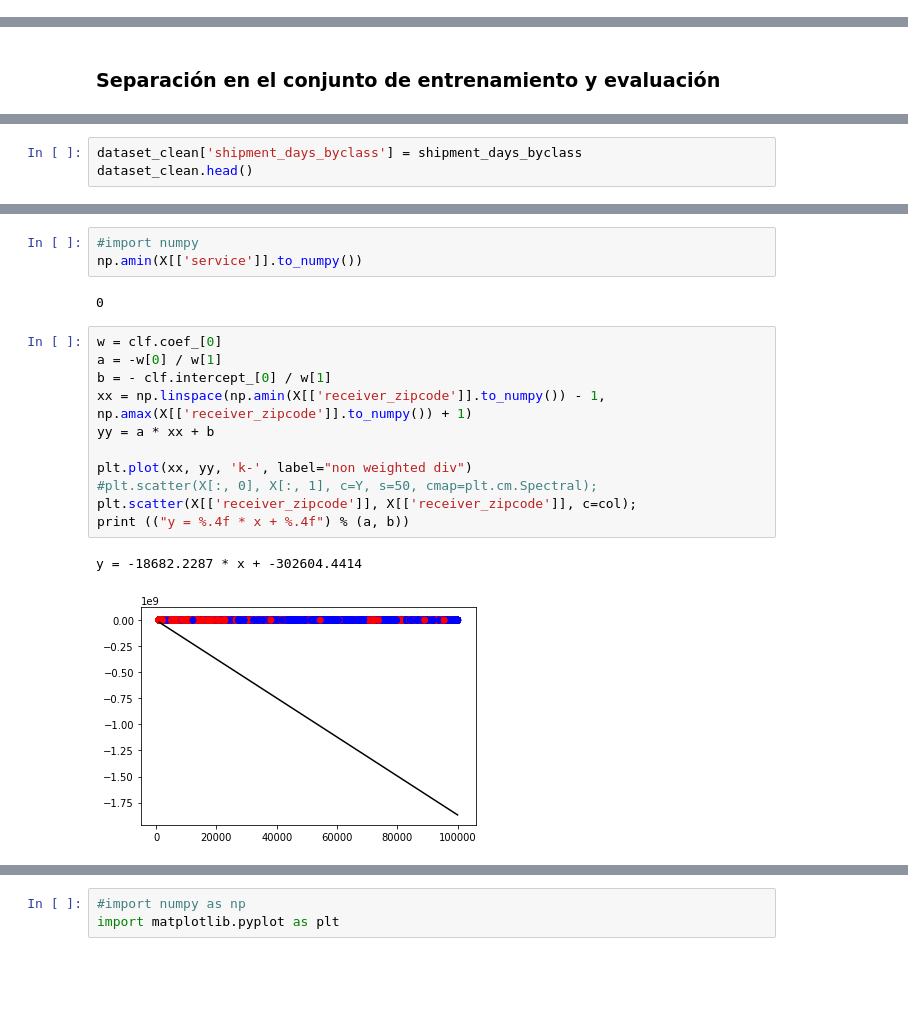
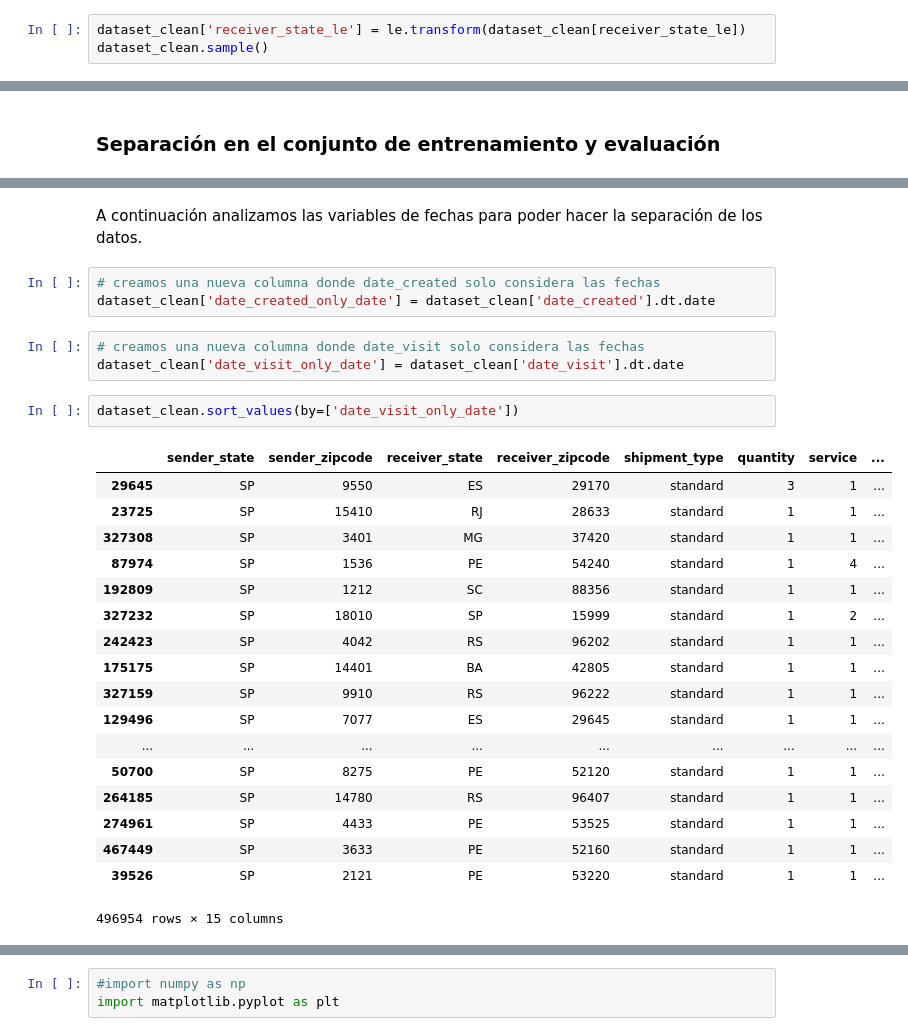
Before and after one commit to cnoeliachaves/diplodatos, a Jupyter notebook: mentoria/practico4.ipynb, the cells around one changed output, grey strips where cells are left out. Cells and saved outputs as stored; diff of their text form; blank space fills up the shorter version.

```diff
--- a/mentoria/practico4.ipynb
+++ b/mentoria/practico4.ipynb
@@ -267,0 +253,3 @@ Luego de haber limpiado nuestro dataset observamos que contamos con 496954 filas
+# %%
+dataset_clean['receiver_state_le'] = le.transform(dataset_clean[receiver_state_le])
+dataset_clean.sample()
@@ -288,3 +288,0 @@ for line,row in enumerate(shipment_days):
-# %%
-dataset_clean['shipment_days_byclass'] = shipment_days_byclass
-dataset_clean.head()
@@ -413,19 +289,29 @@ y = -18682.2287 * x + -302604.4414
-# %%
-#import numpy
-np.amin(X[['service']].to_numpy())
-# %% [output]
-0
-# %%
-w = clf.coef_[0]
-a = -w[0] / w[1]
-b = - clf.intercept_[0] / w[1]
-xx = np.linspace(np.amin(X[['receiver_zipcode']].to_numpy()) - 1, np.amax(X[['receiver_zipcode']].to_numpy()) + 1)
-yy = a * xx + b
-
-plt.plot(xx, yy, 'k-', label="non weighted div")
-#plt.scatter(X[:, 0], X[:, 1], c=Y, s=50, cmap=plt.cm.Spectral);
-plt.scatter(X[['receiver_zipcode']], X[['receiver_zipcode']], c=col);
-print (("y = %.4f * x + %.4f") % (a, b))
-# %% [output]
-y = -18682.2287 * x + -302604.4414
-[figure, removed]
+# %% [markdown]
+A continuación analizamos las variables de fechas para poder hacer la separación de los datos.
+# %%
+# creamos una nueva columna donde date_created solo considera las fechas
+dataset_clean['date_created_only_date'] = dataset_clean['date_created'].dt.date
+# %%
+# creamos una nueva columna donde date_visit solo considera las fechas
+dataset_clean['date_visit_only_date'] = dataset_clean['date_visit'].dt.date
+# %%
+dataset_clean.sort_values(by=['date_visit_only_date'])
+# %% [output]
+|  | sender_state | sender_zipcode | receiver_state | receiver_zipcode | shipment_type | quantity | service | ... |
+| 29645 | SP | 9550 | ES | 29170 | standard | 3 | 1 | ... |
+| 23725 | SP | 15410 | RJ | 28633 | standard | 1 | 1 | ... |
+| 327308 | SP | 3401 | MG | 37420 | standard | 1 | 1 | ... |
+| 87974 | SP | 1536 | PE | 54240 | standard | 1 | 4 | ... |
+| 192809 | SP | 1212 | SC | 88356 | standard | 1 | 1 | ... |
+| 327232 | SP | 18010 | SP | 15999 | standard | 1 | 2 | ... |
+| 242423 | SP | 4042 | RS | 96202 | standard | 1 | 1 | ... |
+| 175175 | SP | 14401 | BA | 42805 | standard | 1 | 1 | ... |
+| 327159 | SP | 9910 | RS | 96222 | standard | 1 | 1 | ... |
+| 129496 | SP | 7077 | ES | 29645 | standard | 1 | 1 | ... |
+| ... | ... | ... | ... | ... | ... | ... | ... | ... |
+| 50700 | SP | 8275 | PE | 52120 | standard | 1 | 1 | ... |
+| 264185 | SP | 14780 | RS | 96407 | standard | 1 | 1 | ... |
+| 274961 | SP | 4433 | PE | 53525 | standard | 1 | 1 | ... |
+| 467449 | SP | 3633 | PE | 52160 | standard | 1 | 1 | ... |
+| 39526 | SP | 2121 | PE | 53220 | standard | 1 | 1 | ... |
+496954 rows × 15 columns
```
Also changed, not shown: parts of 102 cells of this notebook.
